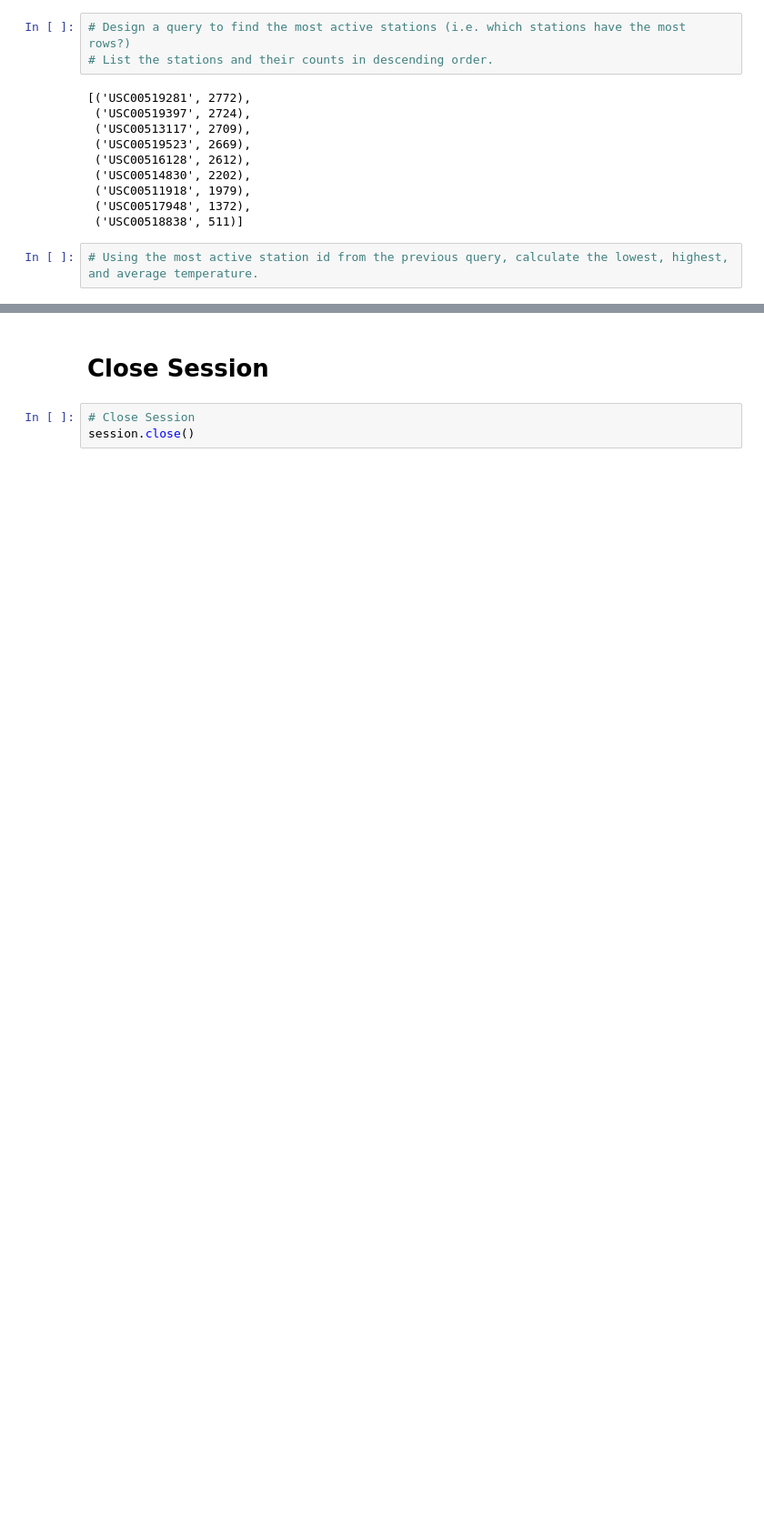
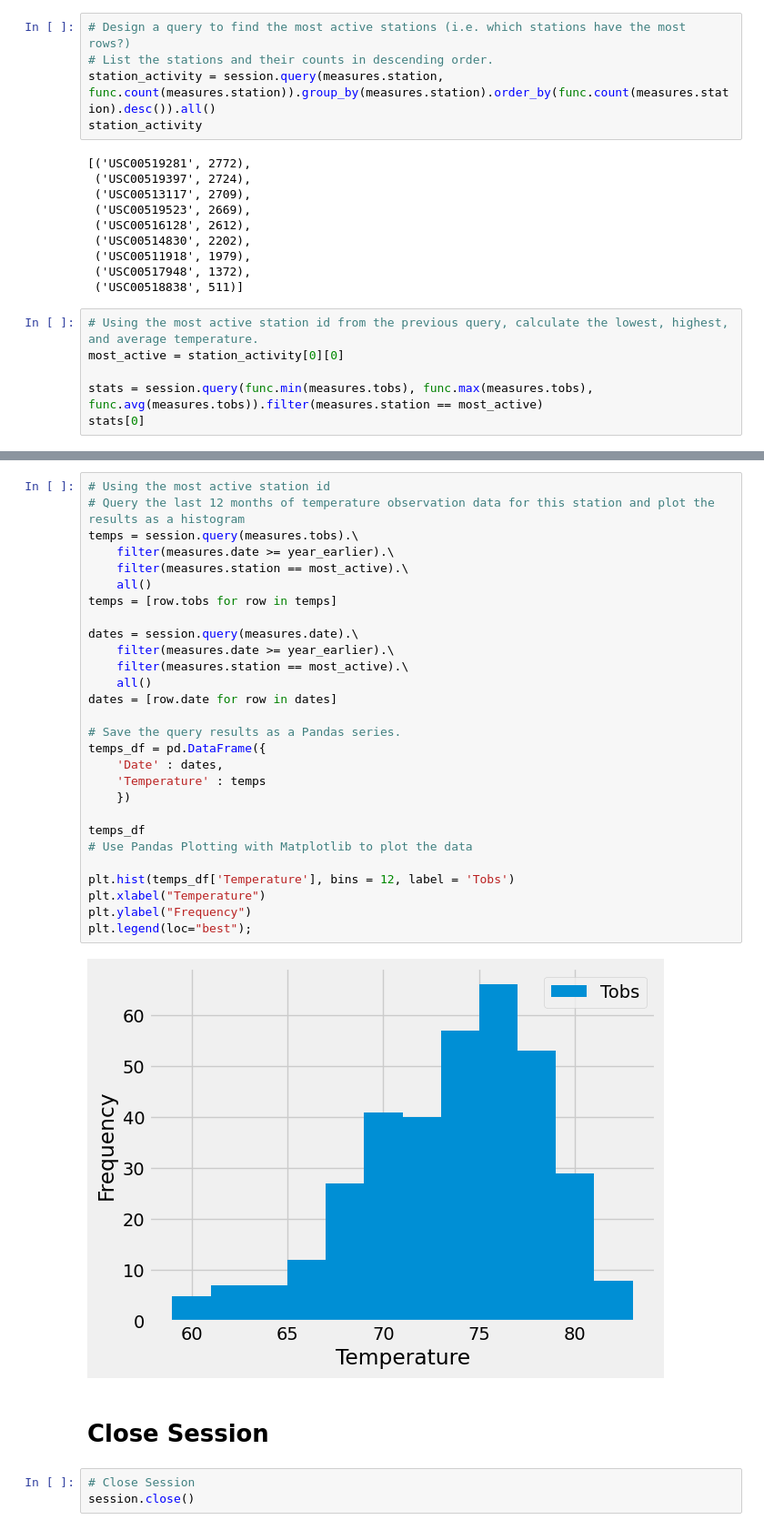
Before and after one commit to lizabethnt/sqlalchemy_challenge, a Jupyter notebook: SurfsUp/climate_Lisa_solution.ipynb, the cells around one changed output, grey strips where cells are left out. Shown: that part at 91% size. Saved outputs shown, nothing was run; the diff lists cells and outputs as text; blank space fills up the shorter version.

```diff
--- a/SurfsUp/climate_Lisa_solution.ipynb
+++ b/SurfsUp/climate_Lisa_solution.ipynb
@@ -109,6 +94,8 @@ weather_df
 # %%
 # Design a query to find the most active stations (i.e. which stations have the most rows?)
 # List the stations and their counts in descending order.
+station_activity = session.query(measures.station, func.count(measures.station)).group_by(measures.station).order_by(func.count(measures.station).desc()).all()
+station_activity
 # %% [output]
 [('USC00519281', 2772),
  ('USC00519397', 2724),
@@ -121,4 +108,8 @@ weather_df
  ('USC00518838', 511)]
 # %%
 # Using the most active station id from the previous query, calculate the lowest, highest, and average temperature.
+most_active = station_activity[0][0]
+
+stats = session.query(func.min(measures.tobs), func.max(measures.tobs), func.avg(measures.tobs)).filter(measures.station == most_active)
+stats[0]
 # %% [output]
@@ -132,3 +117,33 @@ Text(0.5, 4.183333333333314, 'Temperature')
+# %%
+# Using the most active station id
+# Query the last 12 months of temperature observation data for this station and plot the results as a histogram
+temps = session.query(measures.tobs).\
+    filter(measures.date >= year_earlier).\
+    filter(measures.station == most_active).\
+    all()
+temps = [row.tobs for row in temps]
+
+dates = session.query(measures.date).\
+    filter(measures.date >= year_earlier).\
+    filter(measures.station == most_active).\
+    all()
+dates = [row.date for row in dates]
+
+# Save the query results as a Pandas series.
+temps_df = pd.DataFrame({
+    'Date' : dates,
+    'Temperature' : temps
+    })
+
+temps_df
+# Use Pandas Plotting with Matplotlib to plot the data
+
+plt.hist(temps_df['Temperature'], bins = 12, label = 'Tobs')
+plt.xlabel("Temperature")
+plt.ylabel("Frequency")
+plt.legend(loc="best");
+# %% [output]
+[figure, added]
 # %% [markdown]
 # Close Session
 # %%
```
Also changed, not shown: parts of 6 cells of this notebook, 1 other file.
